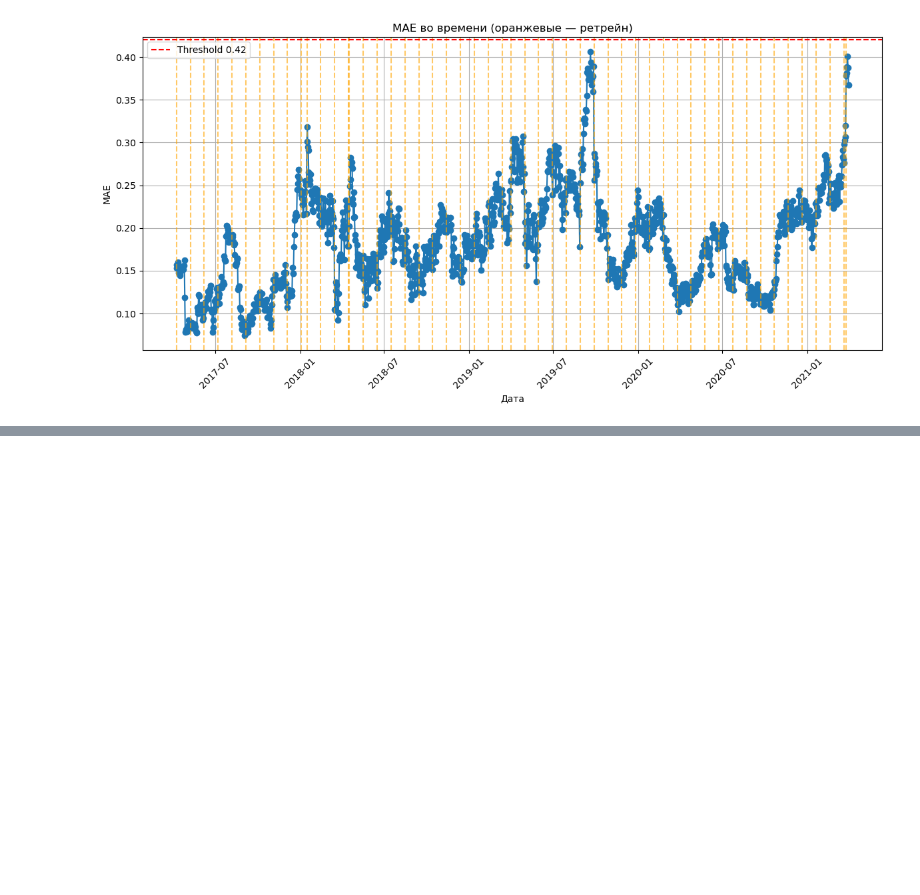
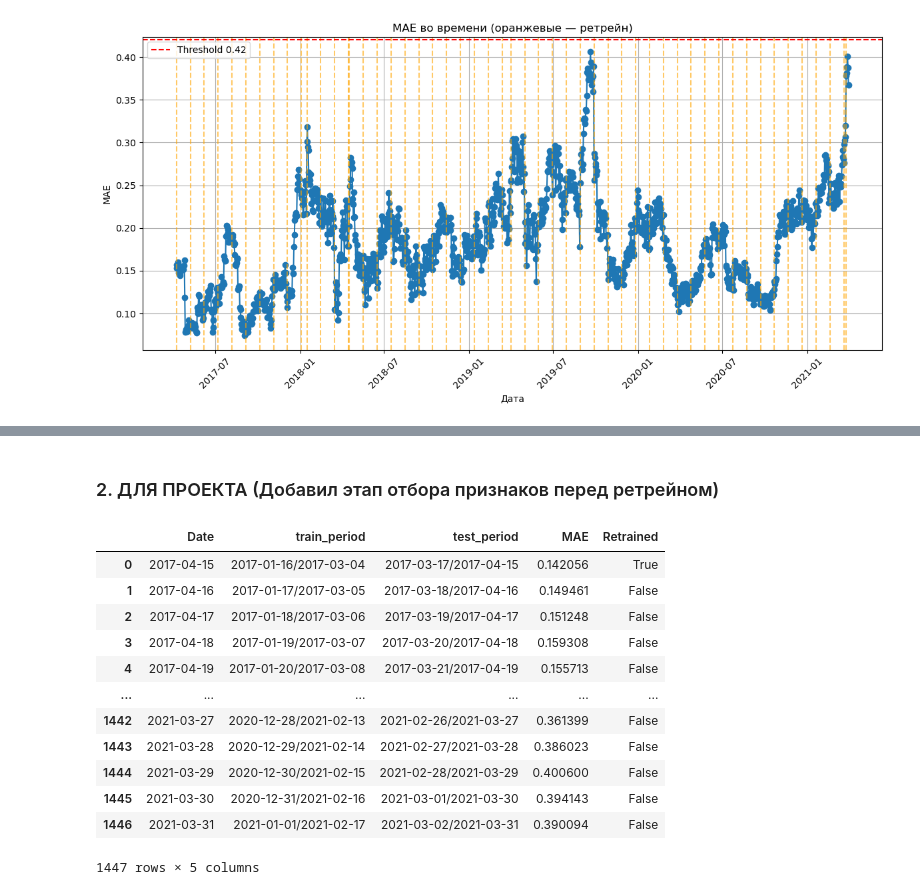
Before and after one commit to Blausher/ts, a Jupyter notebook: ARIMA_pipeline.ipynb, the cells around one changed output, grey strips where cells are left out. Saved outputs shown, nothing was run; the diff lists cells and outputs as text; code cells hidden in the pictures; blank space fills up the shorter version.

```diff
--- a/ARIMA_pipeline.ipynb
+++ b/ARIMA_pipeline.ipynb
@@ -550,0 +739,2 @@ plt.show()
+# %% [markdown]
+### 2. ДЛЯ ПРОЕКТА (Добавил этап отбора признаков перед ретрейном)
@@ -550,0 +969,16 @@ plt.show()
+# %%
+arima_pipeline.run_loop()
+# %% [output]
+|  | Date | train_period | test_period | MAE | Retrained |
+| 0 | 2017-04-15 | 2017-01-16/2017-03-04 | 2017-03-17/2017-04-15 | 0.142056 | True |
+| 1 | 2017-04-16 | 2017-01-17/2017-03-05 | 2017-03-18/2017-04-16 | 0.149461 | False |
+| 2 | 2017-04-17 | 2017-01-18/2017-03-06 | 2017-03-19/2017-04-17 | 0.151248 | False |
+| 3 | 2017-04-18 | 2017-01-19/2017-03-07 | 2017-03-20/2017-04-18 | 0.159308 | False |
+| 4 | 2017-04-19 | 2017-01-20/2017-03-08 | 2017-03-21/2017-04-19 | 0.155713 | False |
+| ... | ... | ... | ... | ... | ... |
+| 1442 | 2021-03-27 | 2020-12-28/2021-02-13 | 2021-02-26/2021-03-27 | 0.361399 | False |
+| 1443 | 2021-03-28 | 2020-12-29/2021-02-14 | 2021-02-27/2021-03-28 | 0.386023 | False |
+| 1444 | 2021-03-29 | 2020-12-30/2021-02-15 | 2021-02-28/2021-03-29 | 0.400600 | False |
+| 1445 | 2021-03-30 | 2020-12-31/2021-02-16 | 2021-03-01/2021-03-30 | 0.394143 | False |
+| 1446 | 2021-03-31 | 2021-01-01/2021-02-17 | 2021-03-02/2021-03-31 | 0.390094 | False |
+1447 rows × 5 columns
```
Also changed, not shown: parts of 19 cells of this notebook.
